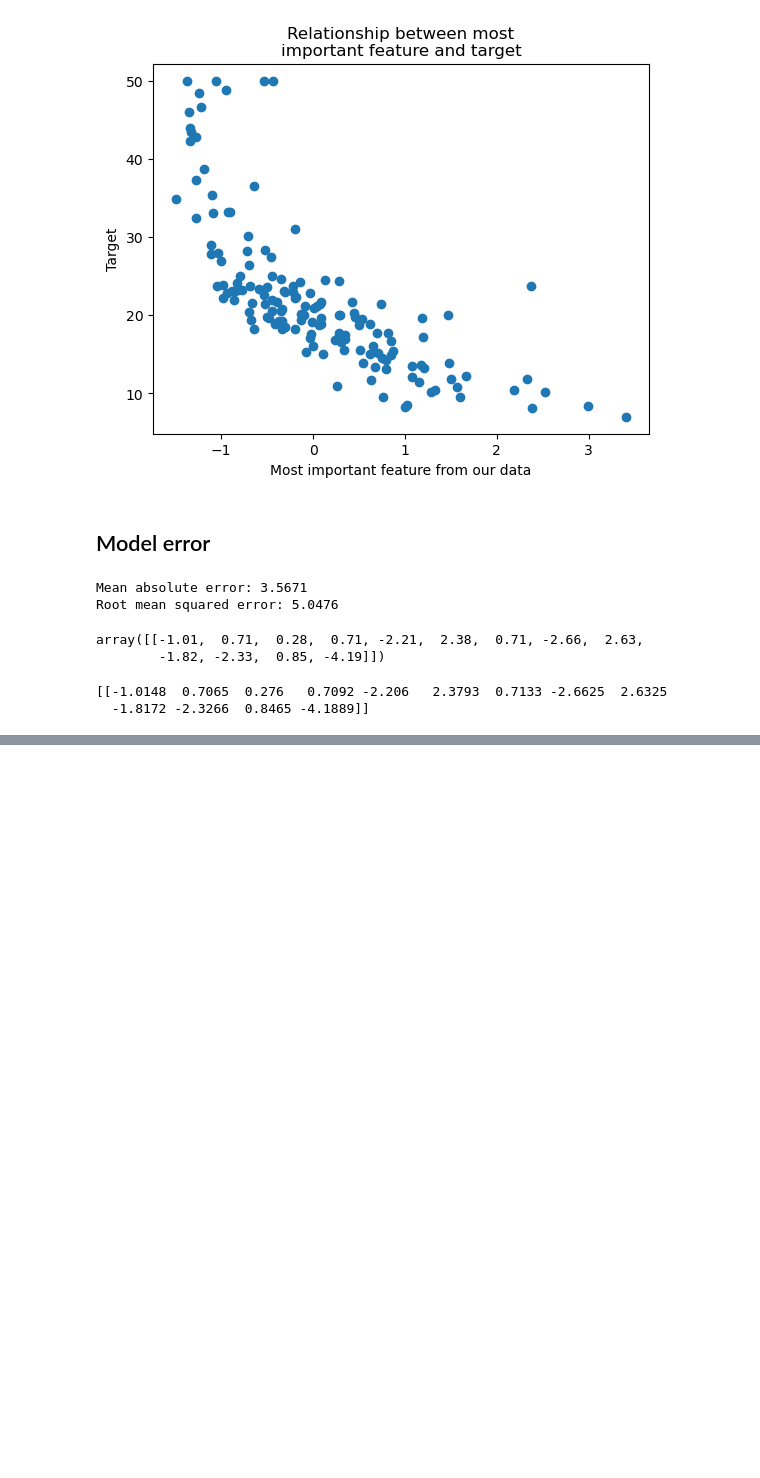
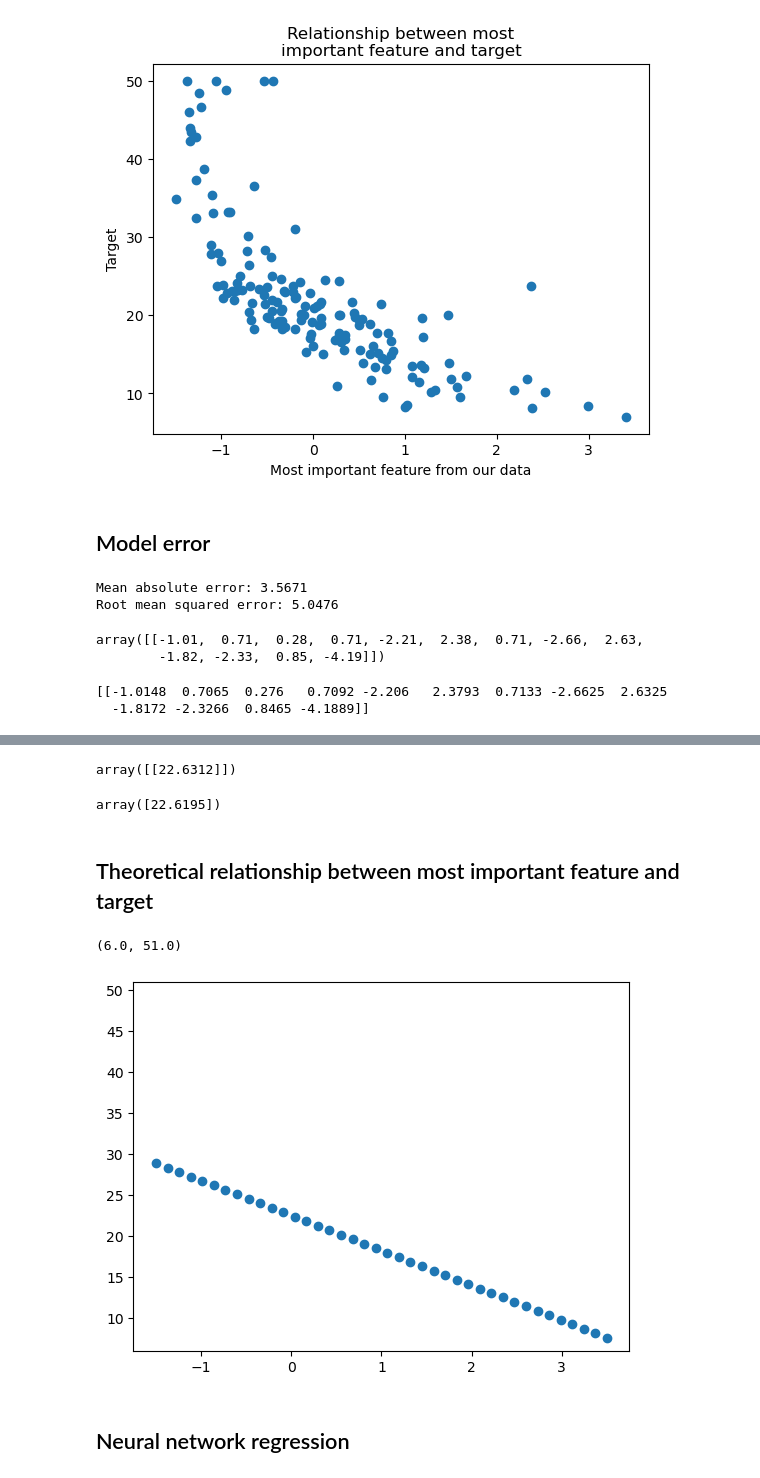
Before and after one commit to vdoom/nn_from_scratch, a Jupyter notebook: NN_from_scratch.ipynb, the cells around one changed output, grey strips where cells are left out. Saved outputs shown, nothing was run; the diff lists cells and outputs as text; code cells hidden in the pictures; blank space fills up the shorter version.

```diff
--- a/NN_from_scratch.ipynb
+++ b/NN_from_scratch.ipynb
@@ -474,0 +469,10 @@ plt.title("Most important feature vs. target and predictions,\n custom linear re
+# %%
+np.round(weights['B'], 4)
+# %% [output]
+array([[22.6312]])
+# %%
+np.round(lr.intercept_, 4)
+# %% [output]
+array([22.6195])
+# %% [markdown]
+## Theoretical relationship between most important feature and target
@@ -474,0 +483,12 @@ plt.title("Most important feature vs. target and predictions,\n custom linear re
+# %%
+test_feature = np.concatenate([a, b], axis=1)
+preds = predict(test_feature, weights)[:, 0]
+# %%
+plt.scatter(np.array(test_feature[:, -1]), np.array(preds))
+plt.ylim([6, 51])
+# plt.savefig(GRAPHS_IMG_FILEPATH + "/04_relationship_most_impt_feat_preds.png")
+# %% [output]
+(6.0, 51.0)
+[figure, added]
+# %% [markdown]
+## Neural network regression
```
Also changed, not shown: parts of 80 cells of this notebook.
